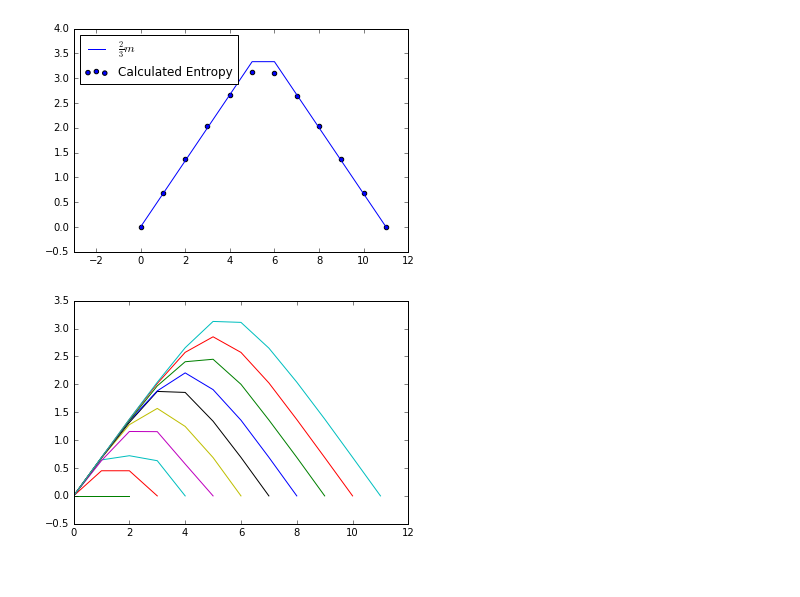
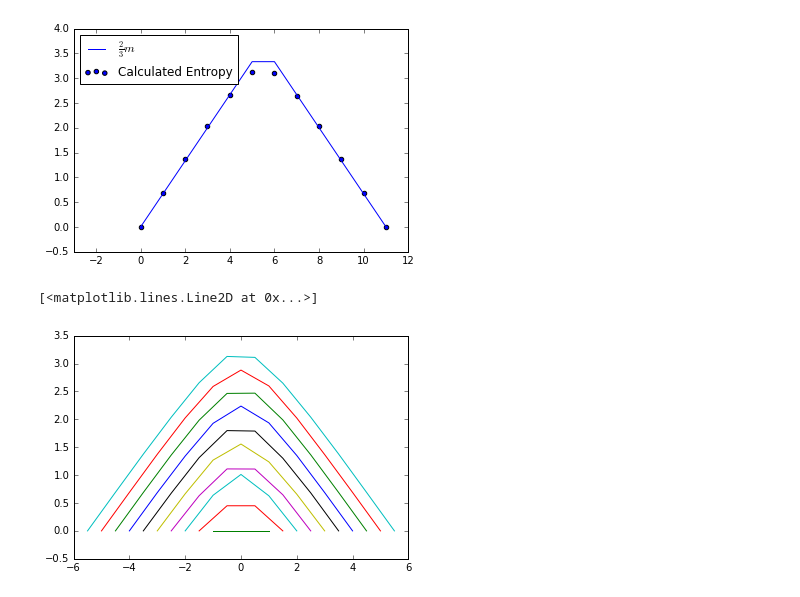
Before and after one commit to cnstahl/JP2, a Jupyter notebook: python/Ground State Entropy.ipynb, the cells around one changed output. Drawn from its saved outputs; the diff is of its cells as text; code cells hidden in the pictures.

Commit message:
latex and graphics for entropy

```diff
--- a/python/Ground State Entropy.ipynb
+++ b/python/Ground State Entropy.ipynb
@@ -143,8 +143,10 @@ plt.savefig('../data/N11pred_ent.pdf')
 [figure]
 # %%
 plt.figure()
-for N in [1,2,3,4,5,6,7,8,9,10,11]:
-    data = np.transpose(np.loadtxt("../data/N%02dentropy.txt" % N))
-    plt.plot(range(len(data)), data)
+for N in [1,2,3,4,5,6,7,8,9,10]:
+    data = np.transpose(np.loadtxt("../data/N%02davg_entropy.txt" % N))
+    plt.plot(np.arange(len(data))-N/2, data)
+plt.plot(np.arange(12)-11/2, np.transpose(np.loadtxt("../data/N11entropy.txt")))
 # %% [output]
+[<matplotlib.lines.Line2D at 0x...>]
-[figure, old version]
+[figure, new version]
```
Also changed, not shown: 2 other files.
